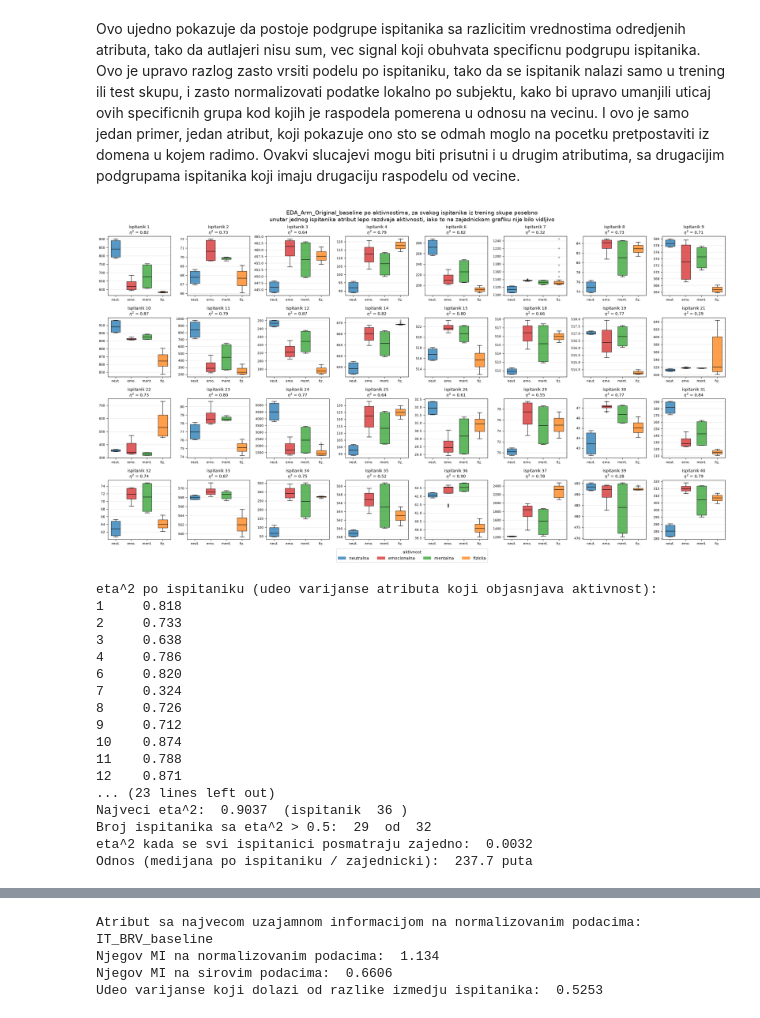
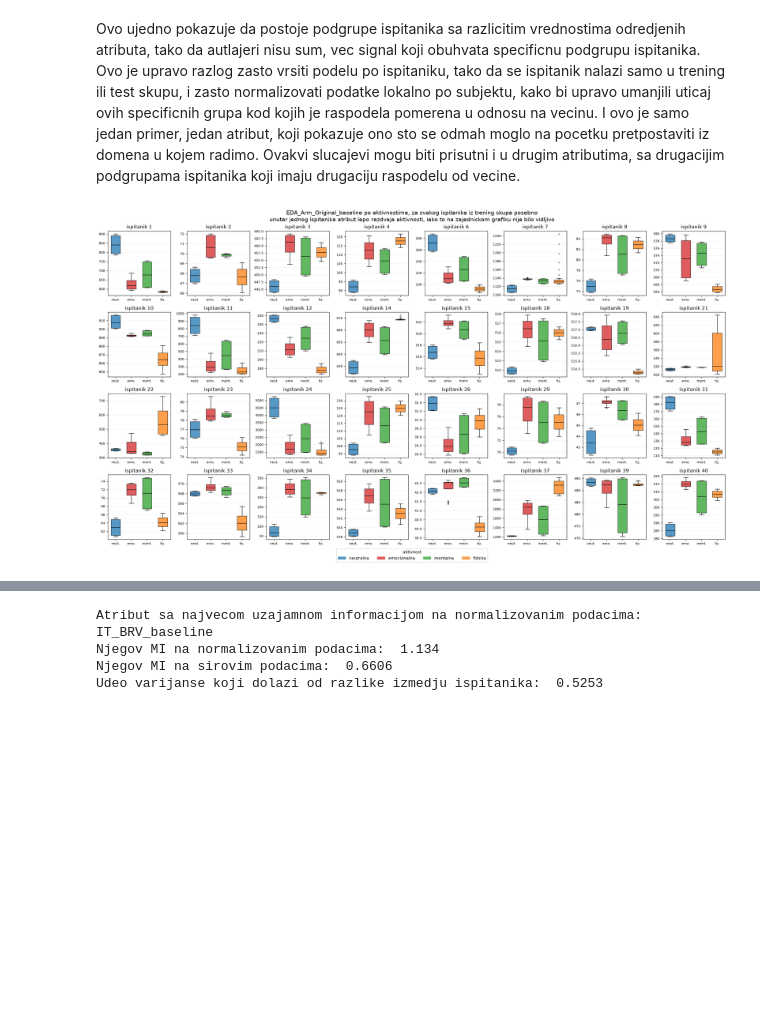
Before and after one commit to Boce03/ml_activity_classification, a Jupyter notebook: interpretable_feature_reduction.ipynb, the cells around one changed output, grey strips where cells are left out. Cells and saved outputs as stored; diff of their text form; code cells hidden in the pictures; blank space fills up the shorter version.

Commit message:
remove eta^2 and numerical summary for EDA_Arm_Original_baseline per subject analisys

```diff
--- a/interpretable_feature_reduction.ipynb
+++ b/interpretable_feature_reduction.ipynb
@@ -618,37 +618,13 @@ Ovo ujedno pokazuje da postoje podgrupe ispitanika sa razlicitim vrednostima odr
 # Ovde pokazujemo drugu stranu te iste price: unutar jednog ispitanika taj atribut razdvaja aktivnosti jako dobro.
 # Za svakog ispitanika iz trening skupa crtamo poseban podgrafik sa 4 boxplot-a (po jedan za svaku aktivnost), obojena razlicitim bojama.
 # Svaki podgrafik ima svoju y-osu, jer je nivo signala licna karakteristika ispitanika i vrednosti se razlikuju za red velicine
-# (ispitanik 2 je oko 50, ispitanik 24 oko 2000) - da smo delili y-osu, kod vecine ispitanika bi sve 4 kutije bile spljostene u liniju.
-# Zato pored svakog podgrafika ispisujemo i eta^2, meru koliko procenata varijanse atributa kod tog ispitanika objasnjava bas aktivnost.
 
 from matplotlib.patches import Patch
 
 ACTIVITY_PLOT_COLORS = {1: "tab:blue", 2: "tab:red", 3: "tab:green", 4: "tab:orange"}
 ACTIVITY_SHORT_NAMES = {1: "neut.", 2: "emo.", 3: "ment.", 4: "fiz."}
 
-
-def eta_squared(values, labels):
-    # udeo varijanse objasnjen pripadnoscu klasi: suma kvadrata izmedju grupa / ukupna suma kvadrata
-    # 0 znaci da klase uopste ne razdvajaju vrednosti, 1 znaci savrseno razdvajanje
-    grand_mean = values.mean()
-    between_groups = sum(
-        len(values[labels == activity]) * (values[labels == activity].mean() - grand_mean) ** 2
-        for activity in activities
-    )
-    total = ((values - grand_mean) ** 2).sum()
-    return between_groups / total
-
-
 feature_by_subject = X_train_reduced[top_feature]
-
-# eta^2 racunamo za svakog ispitanika posebno, i za ceo trening skup kada se ispitanici pomesaju
-eta_per_subject = pd.Series(
-    {
-        subject: eta_squared(feature_by_subject[groups_train == subject], y_train[groups_train == subject])
-        for subject in train_subjects
-    }
-)
-eta_pooled = eta_squared(feature_by_subject, y_train)
 
 n_columns = 8
 n_rows = int(np.ceil(len(train_subjects) / n_columns))
@@ -666,62 +642,35 @@ for ax, subject in zip(axes.ravel(), train_subjects):
         widths=0.6,
         flierprops={"marker": "o", "markersize": 2.5, "alpha": 0.5},
     )
     for patch, activity in zip(boxes["boxes"], activities):
         patch.set_facecolor(ACTIVITY_PLOT_COLORS[activity])
         patch.set_alpha(0.75)
     for median_line in boxes["medians"]:
         median_line.set_color("black")
 
-    ax.set_title(f"ispitanik {subject}\n" + r"$\eta^2$ = " + f"{eta_per_subject[subject]:.2f}", fontsize=10)
+    ax.set_title(f"ispitanik {subject}")
     ax.tick_params(axis="both", labelsize=8)
     ax.grid(axis="y", alpha=0.3)
 
 # ako broj ispitanika nije deljiv brojem kolona, prazne podgrafike sklanjamo da ne ostanu prazni okviri
 for ax in axes.ravel()[len(train_subjects):]:
     ax.axis("off")
 
 legend_handles = [
     Patch(facecolor=ACTIVITY_PLOT_COLORS[activity], alpha=0.75, label=ACTIVITY_NAMES[activity])
     for activity in activities
 ]
 fig.legend(handles=legend_handles, title="aktivnost", loc="lower center", ncol=4, bbox_to_anchor=(0.5, -0.01))
 
 fig.suptitle(
     f"{top_feature} po aktivnostima, za svakog ispitanika iz trening skupa posebno\n"
     "unutar jednog ispitanika atribut lepo razdvaja aktivnosti, iako to na zajednickom grafiku nije bilo vidljivo",
     fontsize=14,
 )
 fig.tight_layout(rect=(0, 0.03, 1, 1))
 plt.show()
-
-# --- Brojcana potvrda: koliko varijanse objasnjava aktivnost unutar ispitanika, a koliko kada se svi pomesaju ---
-print("eta^2 po ispitaniku (udeo varijanse atributa koji objasnjava aktivnost): ")
-print(eta_per_subject.round(3).to_string())
-print("Medijana eta^2 po ispitaniku: ", round(float(eta_per_subject.median()), 4))
-print("Najmanji eta^2: ", round(float(eta_per_subject.min()), 4), " (ispitanik ", int(eta_per_subject.idxmin()), ")")
-print("Najveci eta^2: ", round(float(eta_per_subject.max()), 4), " (ispitanik ", int(eta_per_subject.idxmax()), ")")
-print("Broj ispitanika sa eta^2 > 0.5: ", int((eta_per_subject > 0.5).sum()), " od ", len(train_subjects))
-print("eta^2 kada se svi ispitanici posmatraju zajedno: ", round(float(eta_pooled), 4))
-print("Odnos (medijana po ispitaniku / zajednicki): ", round(float(eta_per_subject.median() / eta_pooled), 1), "puta")
 # %% [output]
-[figure, old version]
+[figure, new version]
-eta^2 po ispitaniku (udeo varijanse atributa koji objasnjava aktivnost):
-1     0.818
-2     0.733
-3     0.638
-4     0.786
-6     0.820
-7     0.324
-8     0.726
-9     0.712
-10    0.874
-11    0.788
-12    0.871
-... (23 lines left out)
-Najveci eta^2:  0.9037  (ispitanik  36 )
-Broj ispitanika sa eta^2 > 0.5:  29  od  32
-eta^2 kada se svi ispitanici posmatraju zajedno:  0.0032
-Odnos (medijana po ispitaniku / zajednicki):  237.7 puta
 # %%
 # Isti prikaz kao u prethodnoj celiji, samo sto umesto boxplot-a crtamo pojedinacna merenja kao tacke (scatter), obojene po aktivnosti.
 # Boxplot pokazuje samo sazetak raspodele (medijanu, kvartile), pa se ne vidi koliko merenja stvarno ima u svakoj grupi
```
Also changed, not shown: parts of 1 cell of this notebook.
